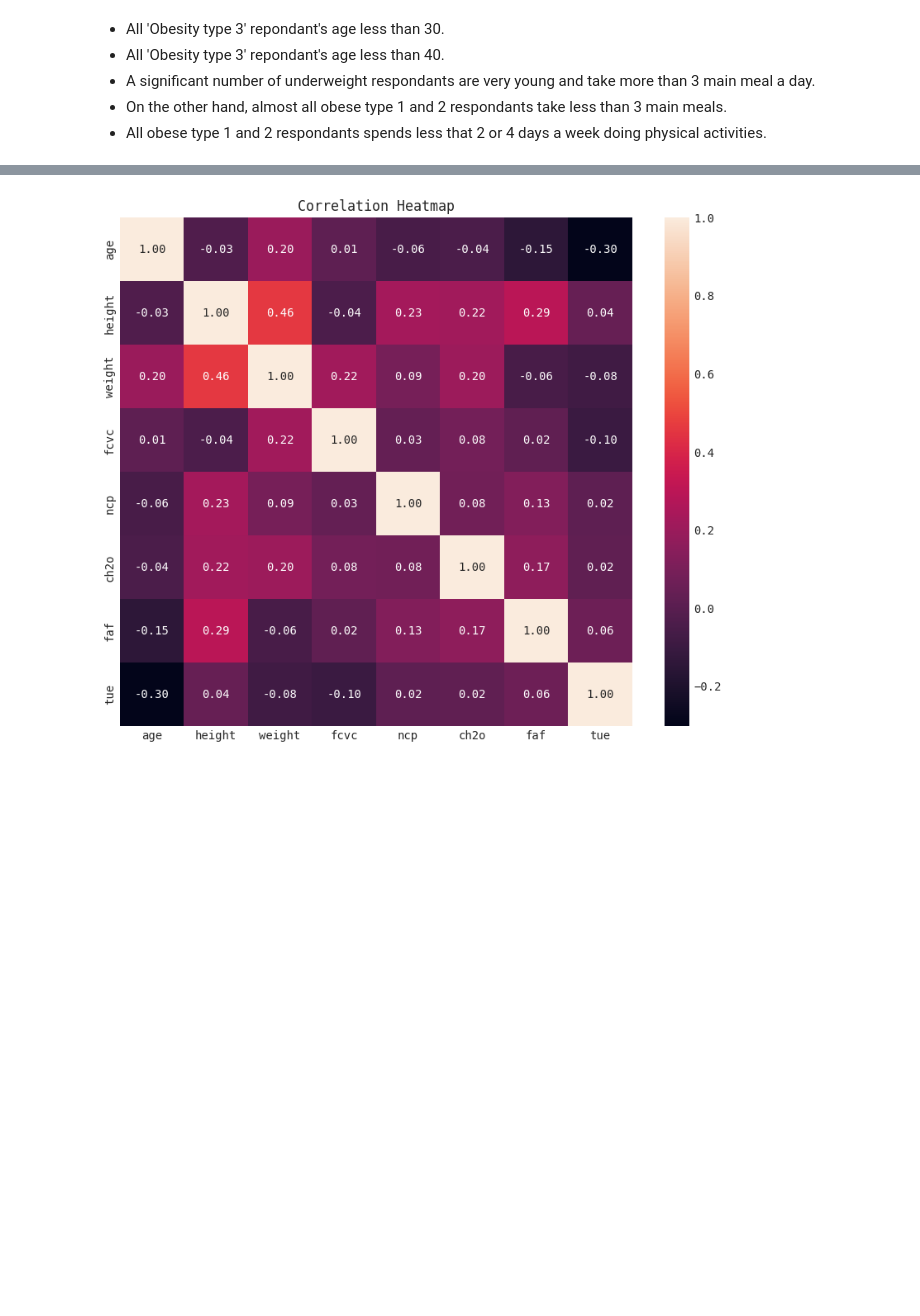
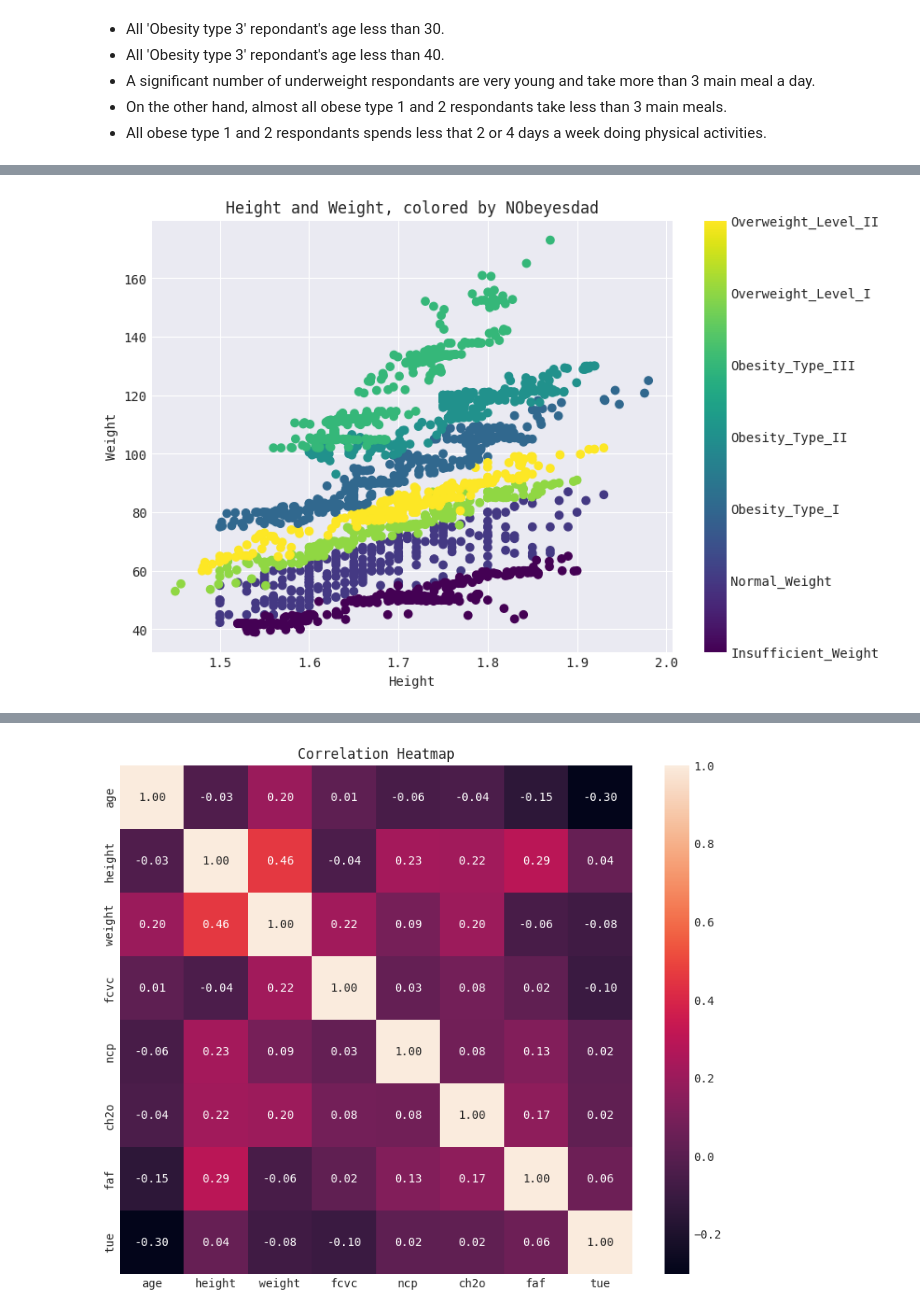
Before and after one commit to helloitsurdvq/ObesityLevelClassification, a Jupyter notebook: src/eda.ipynb, the cells around one changed output, grey strips where cells are left out. Drawn from its saved outputs; the diff is of its cells as text; code cells hidden in the pictures; blank space fills up the shorter version.

```diff
--- a/src/eda.ipynb
+++ b/src/eda.ipynb
@@ -425,0 +483,17 @@ plt.show()
+# %%
+le = LabelEncoder()
+df['NObeyesdad_code'] = le.fit_transform(df['nobeyesdad'])
+
+plt.figure(figsize=(9, 6))
+plt.scatter(df['height'], df['weight'], c=df['NObeyesdad_code'], cmap='viridis')
+
+plt.xlabel('Height')
+plt.ylabel('Weight')
+plt.title('Height and Weight, colored by NObeyesdad')
+cbar = plt.colorbar()
+cbar.set_ticks(range(len(le.classes_)))
+cbar.set_ticklabels(le.classes_)
+
+plt.show()
+# %% [output]
+[figure, added]
```
Also changed, not shown: parts of 10 cells of this notebook, 1 other file.
